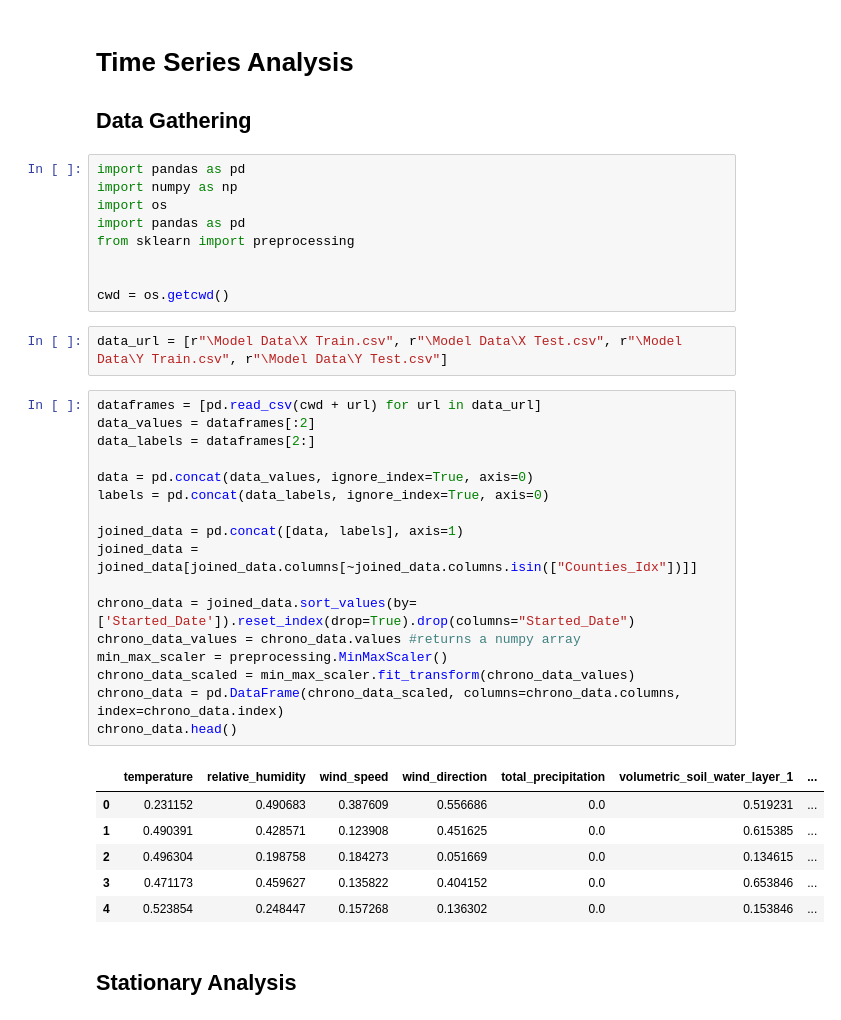
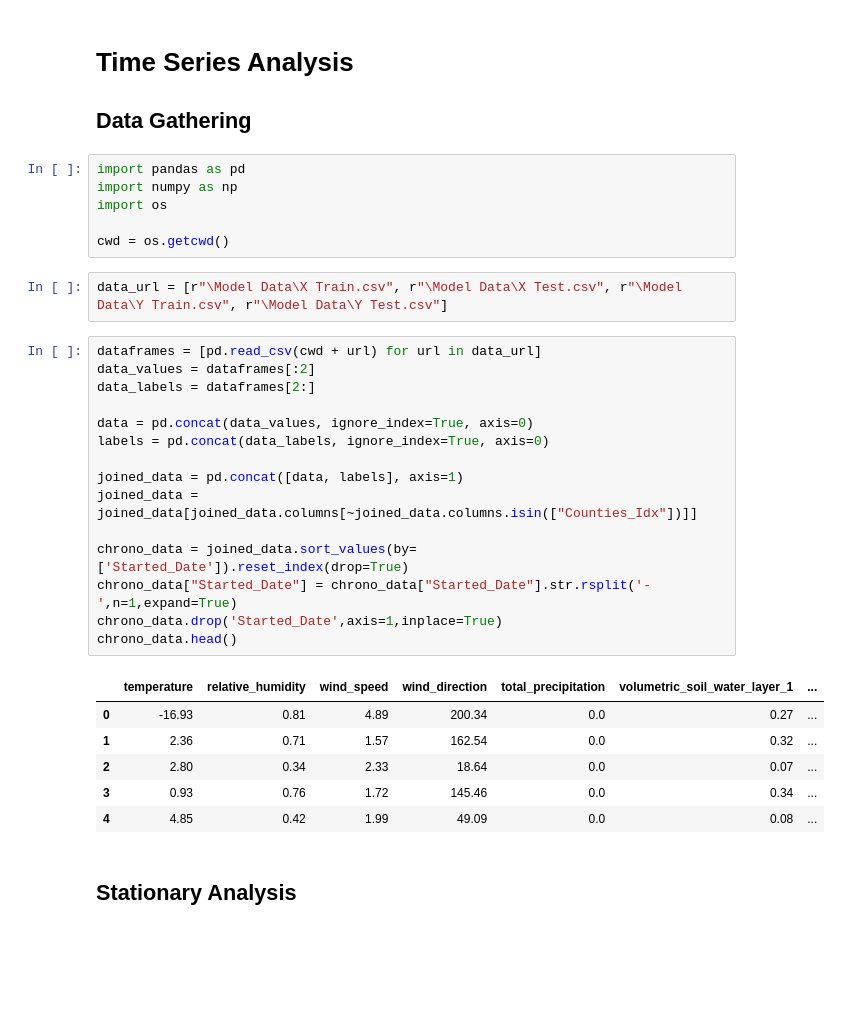
Before and after one commit to kimsternator/ECE-228-Group-29, a Jupyter notebook: Time Series Analysis.ipynb, the cells around one changed output. Saved outputs shown, nothing was run; the diff lists cells and outputs as text; blank space fills up the shorter version.

```diff
--- a/Time Series Analysis.ipynb
+++ b/Time Series Analysis.ipynb
@@ -5,9 +5,6 @@
 import pandas as pd
 import numpy as np
 import os
-import pandas as pd
-from sklearn import preprocessing
-
 
 cwd = os.getcwd()
 # %%
@@ -15,27 +12,25 @@ data_url = [r"\Model Data\X Train.csv", r"\Model Data\X Test.csv", r"\Model Data
 # %%
 dataframes = [pd.read_csv(cwd + url) for url in data_url]
 data_values = dataframes[:2]
 data_labels = dataframes[2:]
 
 data = pd.concat(data_values, ignore_index=True, axis=0)
 labels = pd.concat(data_labels, ignore_index=True, axis=0)
 
 joined_data = pd.concat([data, labels], axis=1)
 joined_data = joined_data[joined_data.columns[~joined_data.columns.isin(["Counties_Idx"])]]
 
-chrono_data = joined_data.sort_values(by=['Started_Date']).reset_index(drop=True).drop(columns="Started_Date")
-chrono_data_values = chrono_data.values #returns a numpy array
-min_max_scaler = preprocessing.MinMaxScaler()
-chrono_data_scaled = min_max_scaler.fit_transform(chrono_data_values)
-chrono_data = pd.DataFrame(chrono_data_scaled, columns=chrono_data.columns, index=chrono_data.index)
+chrono_data = joined_data.sort_values(by=['Started_Date']).reset_index(drop=True)
+chrono_data["Started_Date"] = chrono_data["Started_Date"].str.rsplit('-',n=1,expand=True)
+chrono_data.drop('Started_Date',axis=1,inplace=True)
 chrono_data.head()
 # %% [output]
 |  | temperature | relative_humidity | wind_speed | wind_direction | total_precipitation | volumetric_soil_water_layer_1 | ... |
-| 0 | 0.231152 | 0.490683 | 0.387609 | 0.556686 | 0.0 | 0.519231 | ... |
-| 1 | 0.490391 | 0.428571 | 0.123908 | 0.451625 | 0.0 | 0.615385 | ... |
-| 2 | 0.496304 | 0.198758 | 0.184273 | 0.051669 | 0.0 | 0.134615 | ... |
-| 3 | 0.471173 | 0.459627 | 0.135822 | 0.404152 | 0.0 | 0.653846 | ... |
-| 4 | 0.523854 | 0.248447 | 0.157268 | 0.136302 | 0.0 | 0.153846 | ... |
+| 0 | -16.93 | 0.81 | 4.89 | 200.34 | 0.0 | 0.27 | ... |
+| 1 | 2.36 | 0.71 | 1.57 | 162.54 | 0.0 | 0.32 | ... |
+| 2 | 2.80 | 0.34 | 2.33 | 18.64 | 0.0 | 0.07 | ... |
+| 3 | 0.93 | 0.76 | 1.72 | 145.46 | 0.0 | 0.34 | ... |
+| 4 | 4.85 | 0.42 | 1.99 | 49.09 | 0.0 | 0.08 | ... |
 # %% [markdown]
 ## Stationary Analysis
 # %%
```
Also changed, not shown: parts of 12 cells of this notebook.
